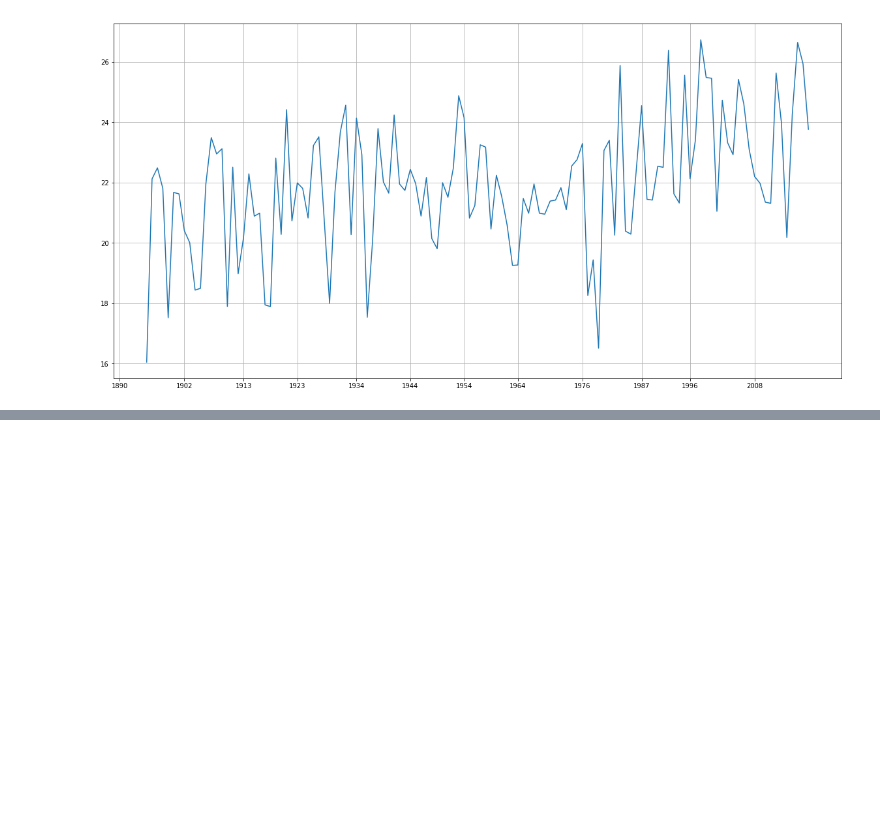
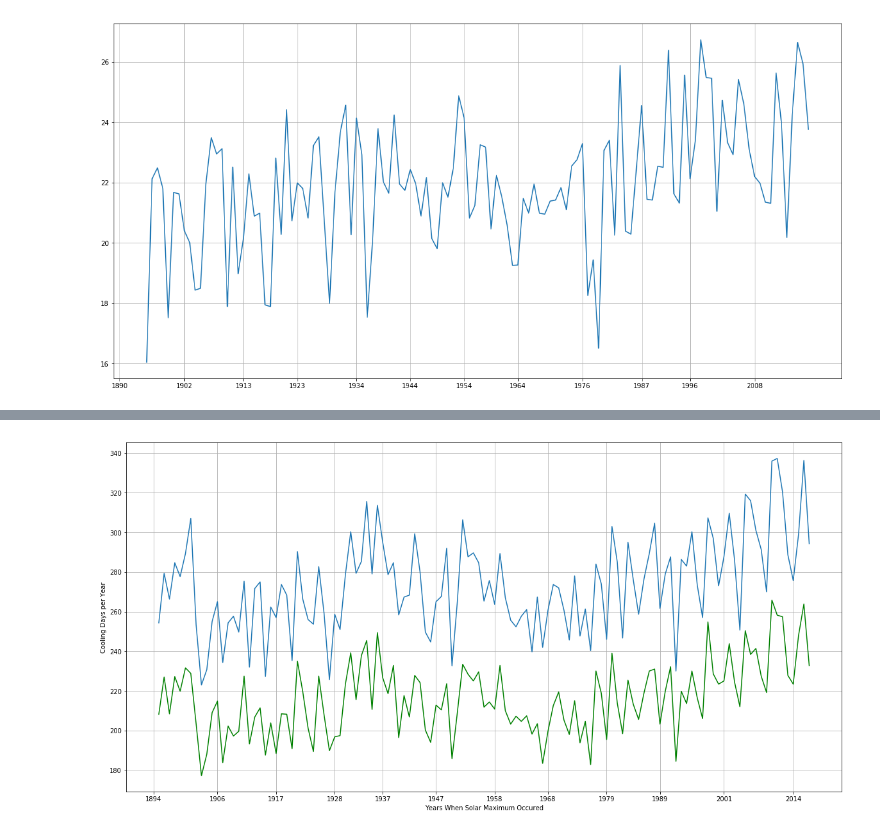
Before and after one commit to A-Grabish/solis-projectum, a Jupyter notebook: working/sunspots.ipynb, the cells around one changed output, grey strips where cells are left out. Saved outputs shown, nothing was run; the diff lists cells and outputs as text; code cells hidden in the pictures; blank space fills up the shorter version.

Commit message:
added heating and cooling days

```diff
--- a/working/sunspots.ipynb
+++ b/working/sunspots.ipynb
@@ -296,0 +303,15 @@ ax2.plot(rolling_min, color = color)
+# %%
+cooling_raw = pd.read_csv("cooling_raw.csv", names = ['Year', 'Jan', 'Feb', 'March', 'April', 'May', 'June', 'July', 'Aug', 'Sept', 'Oct', 'Nov', 'Dec'])
+
+#get only national data
+cooling_nation = pd.DataFrame(cooling_raw[(cooling_raw['Year'] < 1110000000) & (cooling_raw['Year'] > 1100000000)])
+
+#clean year col and reset index
+cooling_nation['Year'] = cooling_nation['Year'].apply(clean_trim_year)
+cooling_nation = cooling_nation.reset_index(drop = True)
+
+# #drop incomplete data and convert to float64
+cooling_nation.drop(123, inplace = True)
+cooling_nation['Nov'] = pd.to_numeric(cooling_nation["Nov"])
+cooling_nation['Year'] = pd.to_numeric(cooling_nation["Year"])
+cooling_nation.head()
@@ -296,0 +325,13 @@ ax2.plot(rolling_min, color = color)
+# %%
+#select only summer months data for graph/analysis
+#select summer months and late spring early fall months for comparison
+cooling_summer = cooling_nation[['Year', 'June', 'July', 'Aug']]
+cooling_expanded = cooling_nation[["Year", 'May', 'June', 'July', 'Aug', "Sept"]]
+#set year as index
+cooling_summer_year = cooling_summer.set_index(['Year'])
+cooling_expanded_year = cooling_expanded.set_index(['Year'])
+#get avg temp for each year
+cooling_summer_avg = cooling_summer_year.mean(axis = 1)
+cooling_expanded_avg = cooling_expanded_year.mean(axis=1)
+
+cooling_summer_avg.head()
@@ -296,0 +346,10 @@ ax2.plot(rolling_min, color = color)
+# %%
+#plot cooling days in summer for each year
+plt.plot(cooling_summer_avg)
+plt.plot(cooling_expanded_avg, color = "green")
+plt.xticks(solar_max)
+plt.ylabel("Cooling Days per Year")
+plt.xlabel("Years When Solar Maximum Occured")
+plt.grid()
+# %% [output]
+[figure, added]
```
Also changed, not shown: parts of 16 cells of this notebook, 2 other files.
